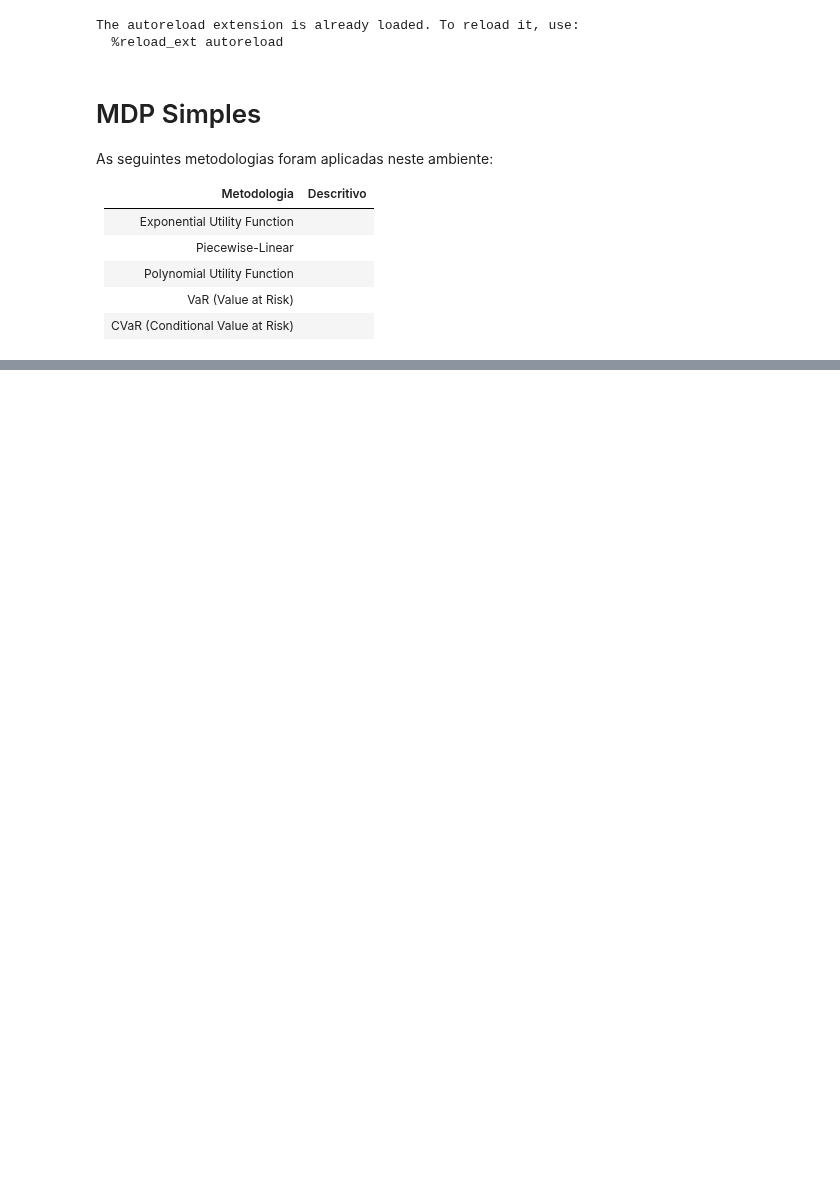
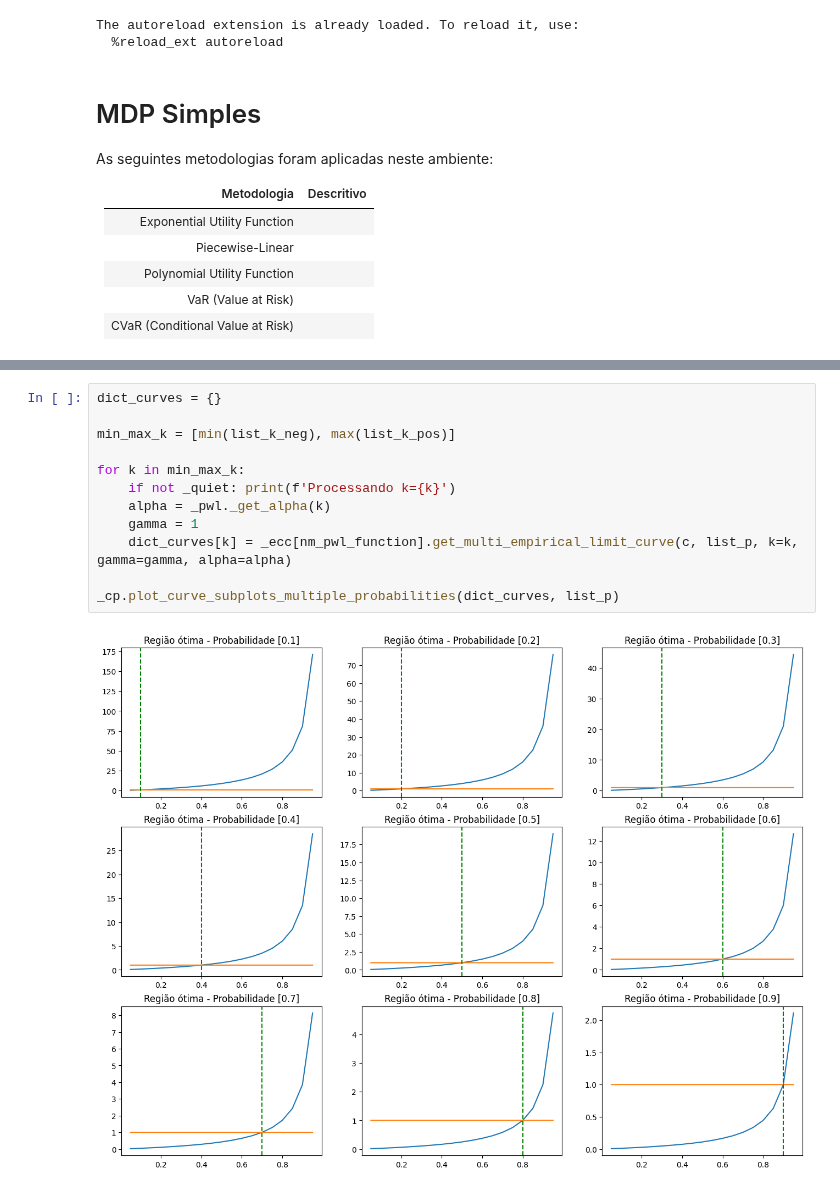
Before and after one commit to igormiyamura/ppgsi_comparable_mdp_risk, a Jupyter notebook: notebooks/1. Comparativo - MDP Simples.ipynb, the cells around one changed output, grey strips where cells are left out. Cells and saved outputs as stored; diff of their text form; blank space fills up the shorter version.

```diff
--- a/notebooks/1. Comparativo - MDP Simples.ipynb
+++ b/notebooks/1. Comparativo - MDP Simples.ipynb
@@ -42,0 +186,14 @@ _cp = CurvePlots.CurvePlots(lib='matplotlib')
+# %%
+dict_curves = {}
+
+min_max_k = [min(list_k_neg), max(list_k_pos)]
+
+for k in min_max_k:
+    if not _quiet: print(f'Processando k={k}')
+    alpha = _pwl._get_alpha(k)
+    gamma = 1
+    dict_curves[k] = _ecc[nm_pwl_function].get_multi_empirical_limit_curve(c, list_p, k=k, gamma=gamma, alpha=alpha)
+
+_cp.plot_curve_subplots_multiple_probabilities(dict_curves, list_p)
+# %% [output]
+[figure, added]
```
Also changed, not shown: parts of 18 cells of this notebook, 6 other files.
